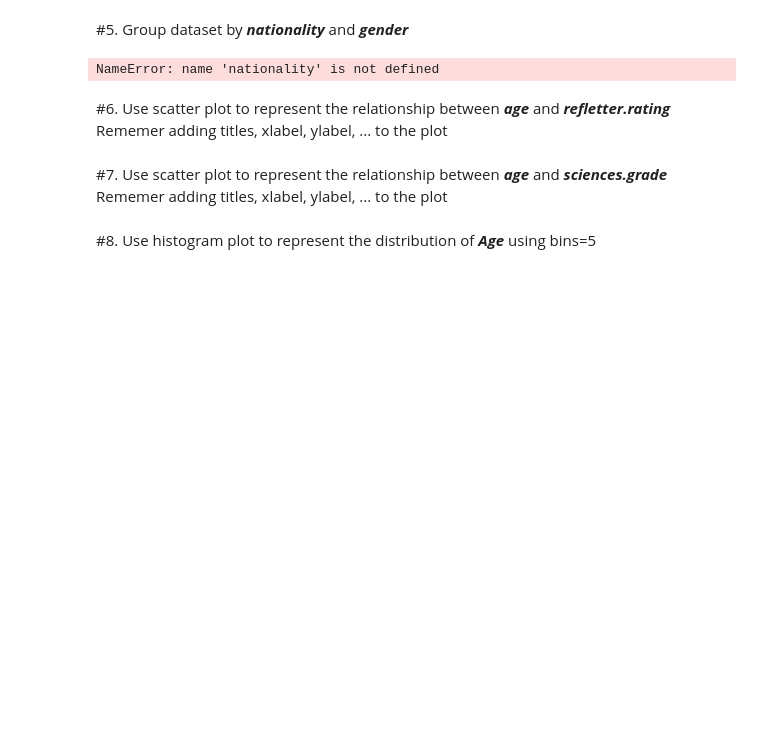
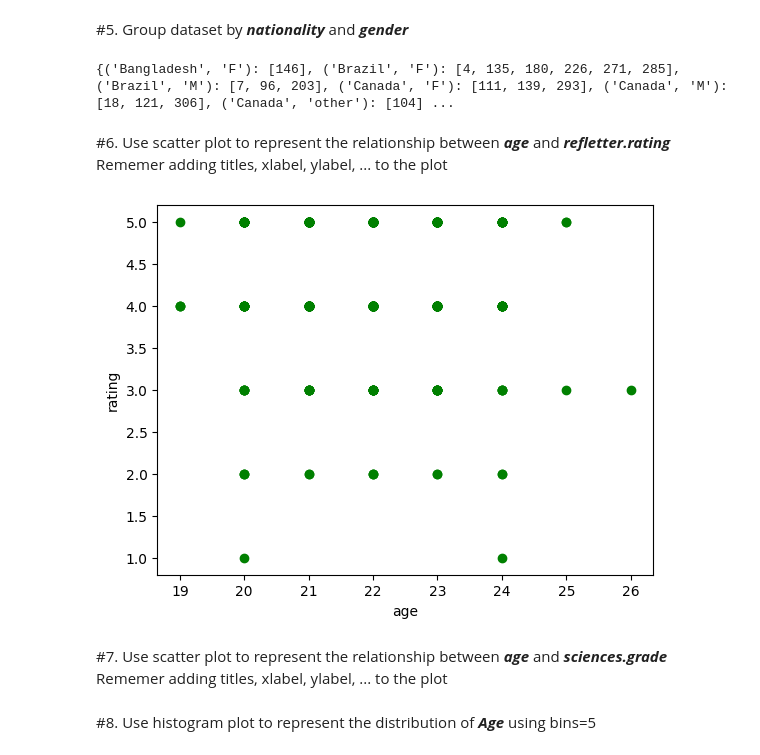
Before and after one commit to 21130407KhuongVo/MachineLearning, a Jupyter notebook: Lab_2_21130407_VoNguyenNhatKhuong.ipynb, the cells around one changed output. Saved outputs shown, nothing was run; the diff lists cells and outputs as text; code cells hidden in the pictures; blank space fills up the shorter version.

```diff
--- a/Lab_2_21130407_VoNguyenNhatKhuong.ipynb
+++ b/Lab_2_21130407_VoNguyenNhatKhuong.ipynb
@@ -66,9 +67,10 @@ Name: nationality, Length: 307, dtype: object
 #5. Group dataset by ***nationality*** and ***gender***
 # %%
 # code
-dataset.groupby(nationality, gender)
+group_data = dataset.groupby(['nationality', 'gender'])
+print(group_data.groups)
 # %% [output]
-NameError: name 'nationality' is not defined
+{('Bangladesh', 'F'): [146], ('Brazil', 'F'): [4, 135, 180, 226, 271, 285], ('Brazil', 'M'): [7, 96, 203], ('Canada', 'F'): [111, 139, 293], ('Canada', 'M'): [18, 121, 306], ('Canada', 'other'): [104] ...
 # %% [markdown]
 #6. Use scatter plot to represent the relationship between ***age*** and ***refletter.rating***
 Rememer adding titles, xlabel, ylabel, ... to the plot
@@ -77,3 +77,14 @@ Rememer adding titles, xlabel, ylabel, ... to the plot
+# %%
+# code
+# dataset.plot.scatter(x='gender', y='refletter.rating')
+
+plt.scatter(x='age',y='refletter.rating',color='green', data= dataset)
+
+plt.xlabel('age')
+plt.ylabel('rating')
+plt.show()
+# %% [output]
+[figure, added]
 # %% [markdown]
 #7. Use scatter plot to represent the relationship between ***age*** and ***sciences.grade***
 Rememer adding titles, xlabel, ylabel, ... to the plot
```
Also changed, not shown: parts of 3 cells of this notebook.
